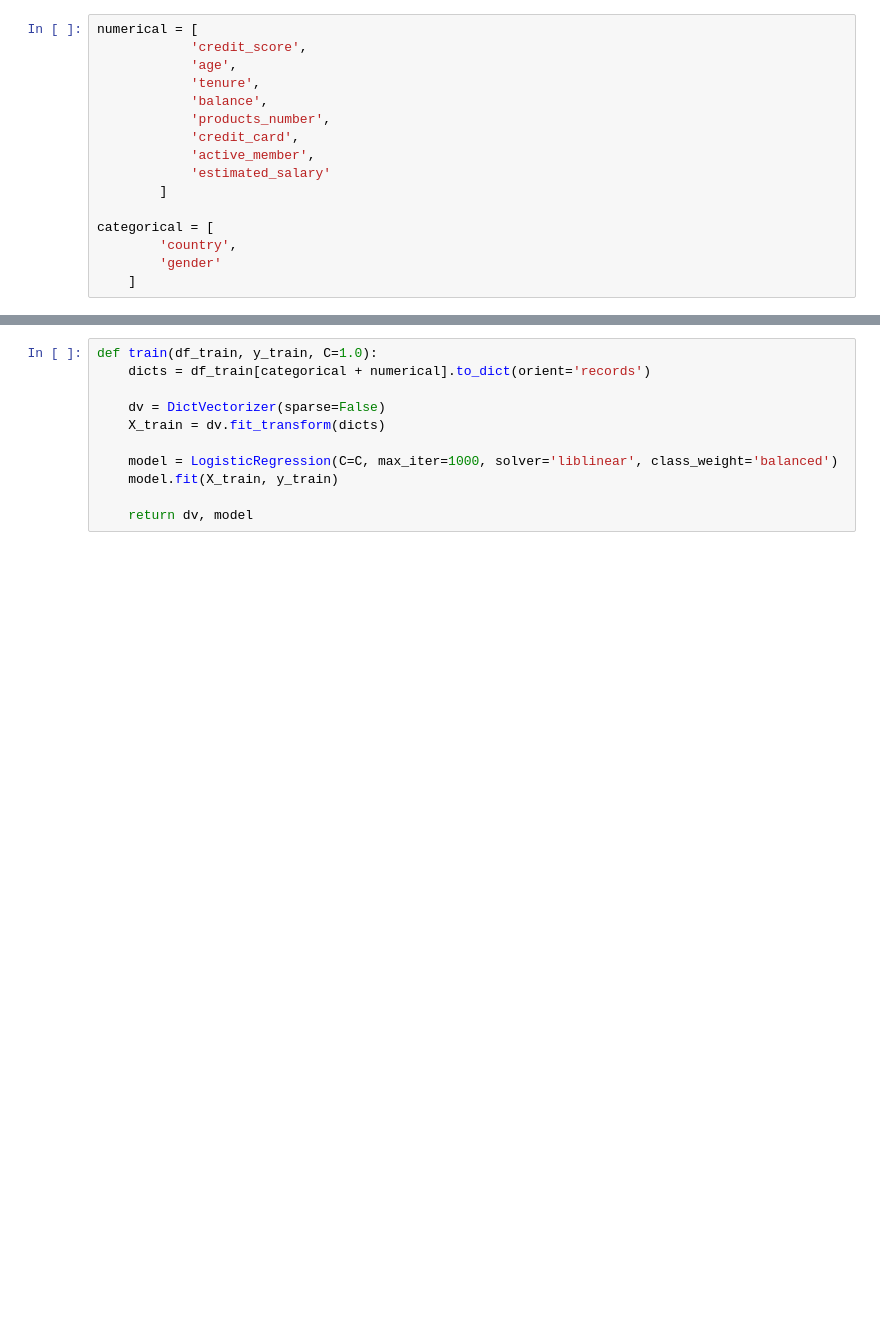
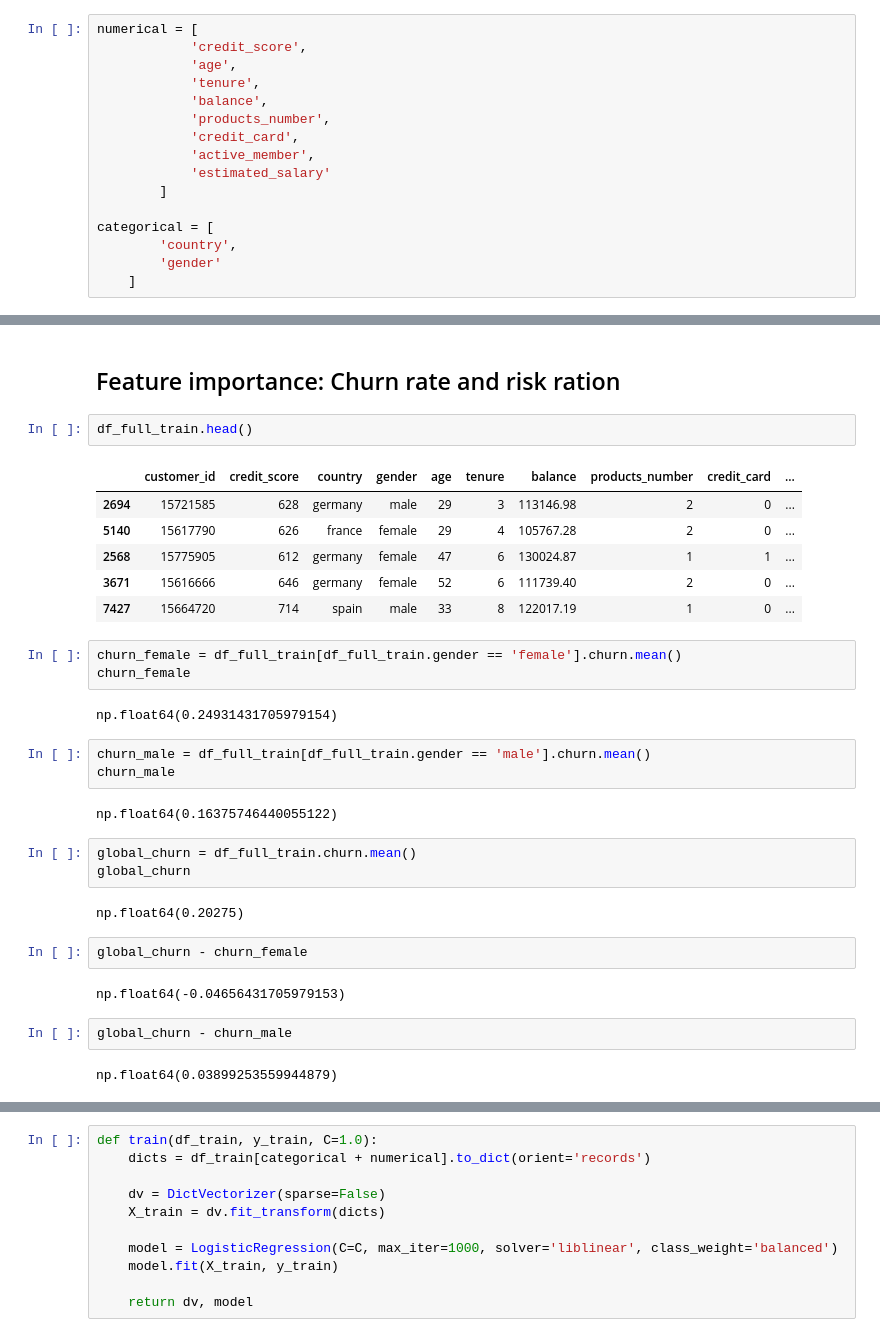
Before and after one commit to senali-d/bank_customer_churn_prediction, a Jupyter notebook: bank-customer-churn-model.ipynb, the cells around one changed output, grey strips where cells are left out. Cells and saved outputs as stored; diff of their text form; blank space fills up the shorter version.

```diff
--- a/bank-customer-churn-model.ipynb
+++ b/bank-customer-churn-model.ipynb
@@ -43,0 +106,34 @@ categorical = [
+# %% [markdown]
+## Feature importance: Churn rate and risk ration
+# %%
+df_full_train.head()
+# %% [output]
+|  | customer_id | credit_score | country | gender | age | tenure | balance | products_number | credit_card | ... |
+| 2694 | 15721585 | 628 | germany | male | 29 | 3 | 113146.98 | 2 | 0 | ... |
+| 5140 | 15617790 | 626 | france | female | 29 | 4 | 105767.28 | 2 | 0 | ... |
+| 2568 | 15775905 | 612 | germany | female | 47 | 6 | 130024.87 | 1 | 1 | ... |
+| 3671 | 15616666 | 646 | germany | female | 52 | 6 | 111739.40 | 2 | 0 | ... |
+| 7427 | 15664720 | 714 | spain | male | 33 | 8 | 122017.19 | 1 | 0 | ... |
+# %%
+churn_female = df_full_train[df_full_train.gender == 'female'].churn.mean()
+churn_female
+# %% [output]
+np.float64(0.24931431705979154)
+# %%
+churn_male = df_full_train[df_full_train.gender == 'male'].churn.mean()
+churn_male
+# %% [output]
+np.float64(0.16375746440055122)
+# %%
+global_churn = df_full_train.churn.mean()
+global_churn
+# %% [output]
+np.float64(0.20275)
+# %%
+global_churn - churn_female
+# %% [output]
+np.float64(-0.04656431705979153)
+# %%
+global_churn - churn_male
+# %% [output]
+np.float64(0.03899253559944879)
```
Also changed, not shown: parts of 17 cells of this notebook.
